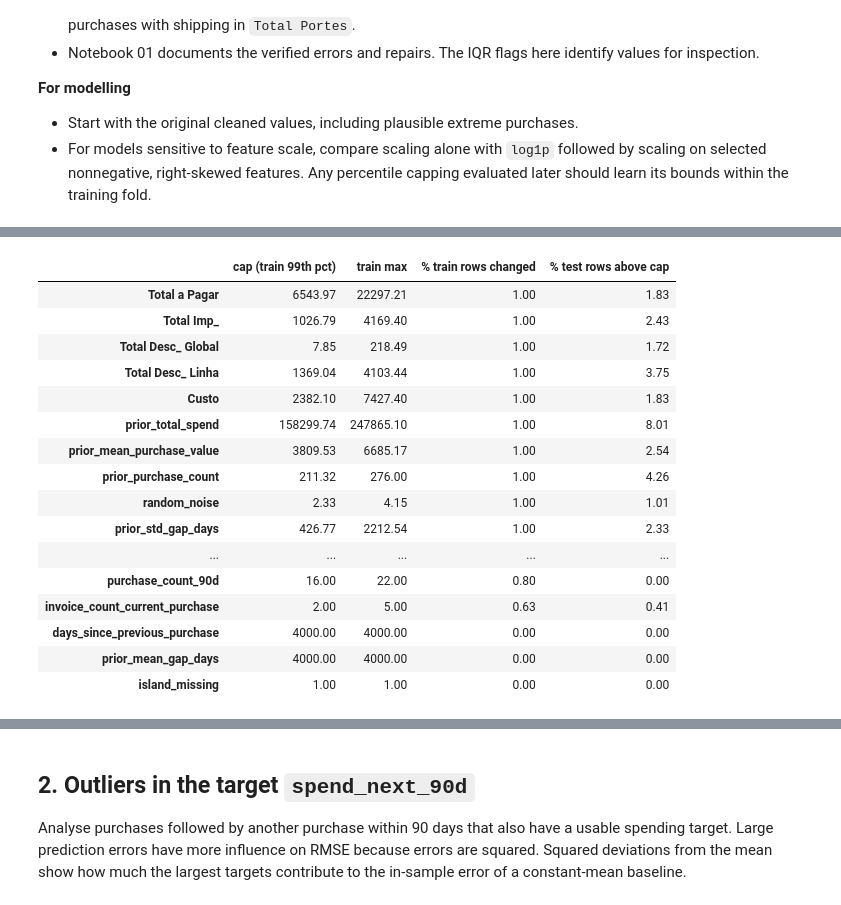
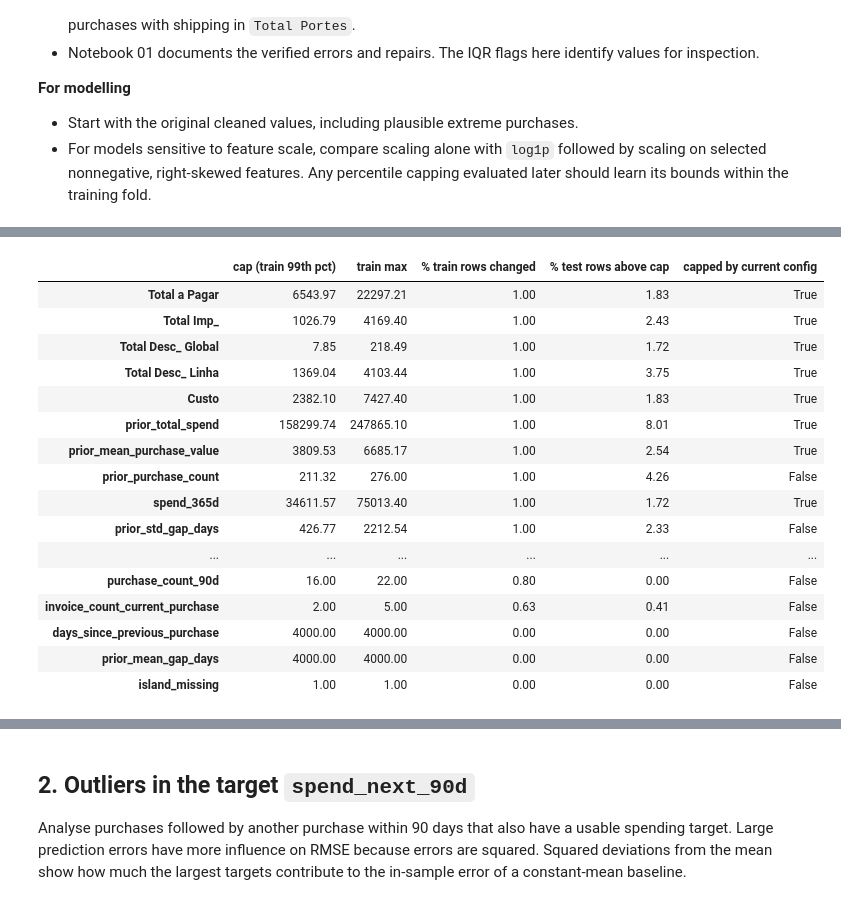
Before and after one commit to L4DR48/ETAI-Group5, a Jupyter notebook: notebooks/04_preprocessing.ipynb, the cells around one changed output, grey strips where cells are left out. Saved outputs shown, nothing was run; the diff lists cells and outputs as text; code cells hidden in the pictures.

```diff
--- a/notebooks/04_preprocessing.ipynb
+++ b/notebooks/04_preprocessing.ipynb
@@ -155,53 +175,58 @@ iqr_table.sort_values("% outliers", ascending=False)
 # Effect of capping: the data exactly as the pipeline sees it just before the capping step
 from src.cleaning import clean_transactions
 from src.data import add_candidate_features
 from src.preprocessing import fill_no_history, load_config
 
-config = load_config(project_root / "config.yaml")["preprocessing"]
+all_config = load_config(project_root / "config.yaml")
+config = all_config["preprocessing"]
 train_raw = pd.read_csv(DATA_DIR / "train.csv")
 test_raw = pd.read_csv(DATA_DIR / "test.csv")
 
 
 def before_capping(raw, is_train):
     """clean_transactions -> add_candidate_features -> fill_no_history, as in the pipeline."""
     data = clean_transactions(raw, history=train_raw, is_train=is_train)
     data = add_candidate_features(data, customers.reset_index())
     return fill_no_history(data, config["no_history_days"], config["no_history_ratio"])
 
 
 train_pipe = before_capping(train_raw, is_train=True)
 test_pipe = before_capping(test_raw, is_train=False)
 
-# The cap is learned on train only (upper quantile of cap_quantiles, NaN ignored, as in QuantileCapper)
+# Hypothetical 99th-percentile caps for every numeric feature; the final column shows which are actually enabled.
 # The numeric features left after drop_correlated (as build_preprocessor does)
 numeric = [col for col in config["numeric_features"] if col not in config["drop_correlated"]]
 cap = train_pipe[numeric].quantile(config["cap_quantiles"][1])
 
 capping = pd.DataFrame({
     "cap (train 99th pct)": cap,
     "train max": train_pipe[numeric].max(),
     "% train rows changed": 100 * (train_pipe[numeric] > cap).mean(),
     "% test rows above cap": 100 * (test_pipe[numeric] > cap).mean(),
 }).round(2)
-capping.sort_values("% train rows changed", ascending=False)
+cap_columns = config.get("cap_columns")
+if cap_columns is None:
+    cap_columns = numeric
+capping["capped by current config"] = capping.index.isin(cap_columns)
+display(capping.sort_values("% train rows changed", ascending=False))
 # %% [output]
-|  | cap (train 99th pct) | train max | % train rows changed | % test rows above cap |
-| Total a Pagar | 6543.97 | 22297.21 | 1.00 | 1.83 |
-| Total Imp_ | 1026.79 | 4169.40 | 1.00 | 2.43 |
-| Total Desc_ Global | 7.85 | 218.49 | 1.00 | 1.72 |
-| Total Desc_ Linha | 1369.04 | 4103.44 | 1.00 | 3.75 |
-| Custo | 2382.10 | 7427.40 | 1.00 | 1.83 |
-| prior_total_spend | 158299.74 | 247865.10 | 1.00 | 8.01 |
-| prior_mean_purchase_value | 3809.53 | 6685.17 | 1.00 | 2.54 |
-| prior_purchase_count | 211.32 | 276.00 | 1.00 | 4.26 |
-| random_noise | 2.33 | 4.15 | 1.00 | 1.01 |
-| prior_std_gap_days | 426.77 | 2212.54 | 1.00 | 2.33 |
-| ... | ... | ... | ... | ... |
-| purchase_count_90d | 16.00 | 22.00 | 0.80 | 0.00 |
-| invoice_count_current_purchase | 2.00 | 5.00 | 0.63 | 0.41 |
-| days_since_previous_purchase | 4000.00 | 4000.00 | 0.00 | 0.00 |
-| prior_mean_gap_days | 4000.00 | 4000.00 | 0.00 | 0.00 |
-| island_missing | 1.00 | 1.00 | 0.00 | 0.00 |
+|  | cap (train 99th pct) | train max | % train rows changed | % test rows above cap | capped by current config |
+| Total a Pagar | 6543.97 | 22297.21 | 1.00 | 1.83 | True |
+| Total Imp_ | 1026.79 | 4169.40 | 1.00 | 2.43 | True |
+| Total Desc_ Global | 7.85 | 218.49 | 1.00 | 1.72 | True |
+| Total Desc_ Linha | 1369.04 | 4103.44 | 1.00 | 3.75 | True |
+| Custo | 2382.10 | 7427.40 | 1.00 | 1.83 | True |
+| prior_total_spend | 158299.74 | 247865.10 | 1.00 | 8.01 | True |
+| prior_mean_purchase_value | 3809.53 | 6685.17 | 1.00 | 2.54 | True |
+| prior_purchase_count | 211.32 | 276.00 | 1.00 | 4.26 | False |
+| spend_365d | 34611.57 | 75013.40 | 1.00 | 1.72 | True |
+| prior_std_gap_days | 426.77 | 2212.54 | 1.00 | 2.33 | False |
+| ... | ... | ... | ... | ... | ... |
+| purchase_count_90d | 16.00 | 22.00 | 0.80 | 0.00 | False |
+| invoice_count_current_purchase | 2.00 | 5.00 | 0.63 | 0.41 | False |
+| days_since_previous_purchase | 4000.00 | 4000.00 | 0.00 | 0.00 | False |
+| prior_mean_gap_days | 4000.00 | 4000.00 | 0.00 | 0.00 | False |
+| island_missing | 1.00 | 1.00 | 0.00 | 0.00 | False |
 # %% [markdown]
 ### Key insight - effect of capping
 
```
Also changed, not shown: parts of 5 cells of this notebook, 6 other files.
